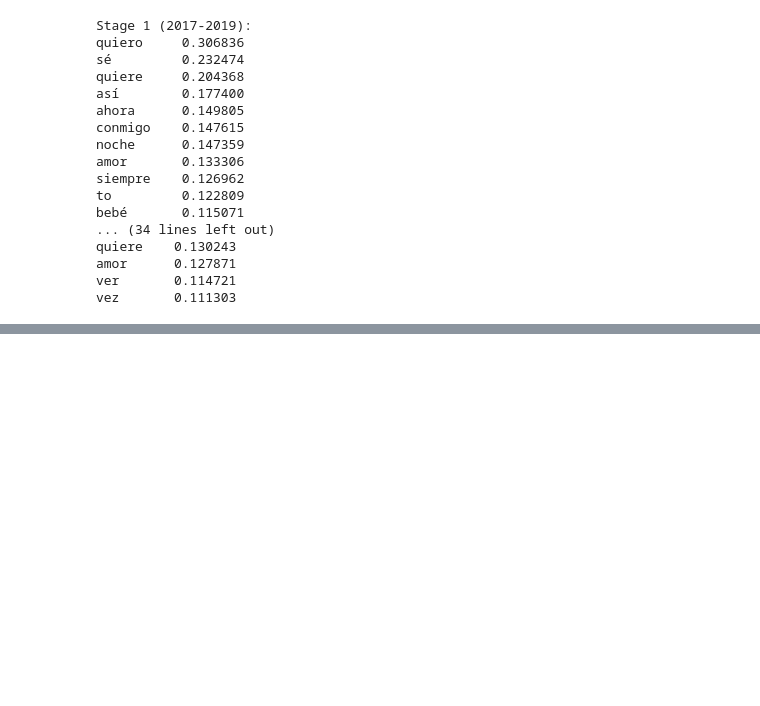
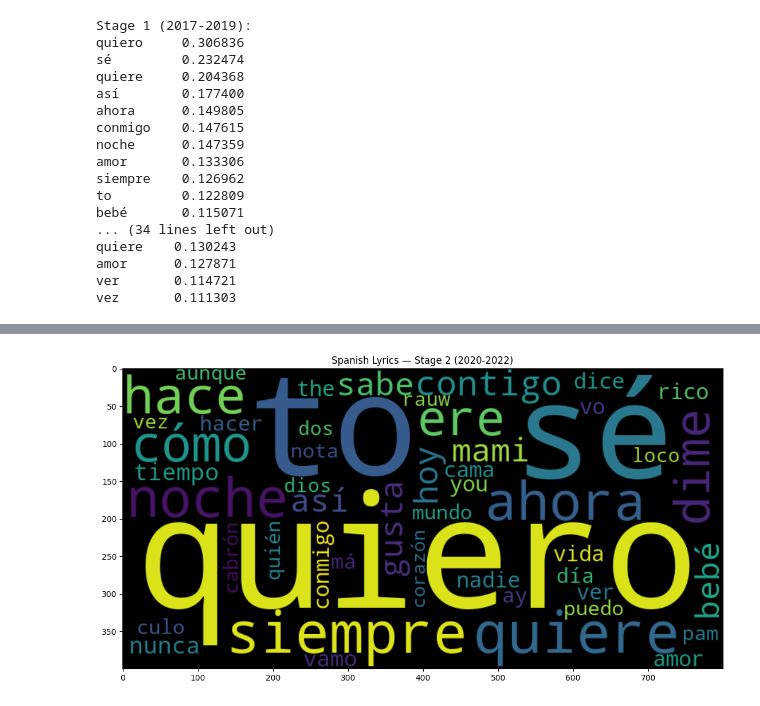
Before and after one commit to yihanciii/ML-spotify-features, a Jupyter notebook: TF-IDF_updated.ipynb, the cells around one changed output, grey strips where cells are left out. Cells and saved outputs as stored; diff of their text form; code cells hidden in the pictures; blank space fills up the shorter version.

```diff
--- a/TF-IDF_updated.ipynb
+++ b/TF-IDF_updated.ipynb
@@ -146,0 +197,13 @@ vez       0.111303
+# %%
+wordcloud_es2 = WordCloud(
+    width=800, height=400, background_color='black',
+    max_words=50, colormap='viridis'
+).generate_from_frequencies(tfidf_df_es.loc["Stage 2 (2020-2022)"].to_dict())
+
+plt.figure(figsize=(12, 6))
+plt.imshow(wordcloud_es2, interpolation='bilinear')
+plt.title('Spanish Lyrics — Stage 2 (2020-2022)')
+plt.tight_layout()
+plt.show()
+# %% [output]
+[figure, added]
```
Also changed, not shown: parts of 10 cells of this notebook.
